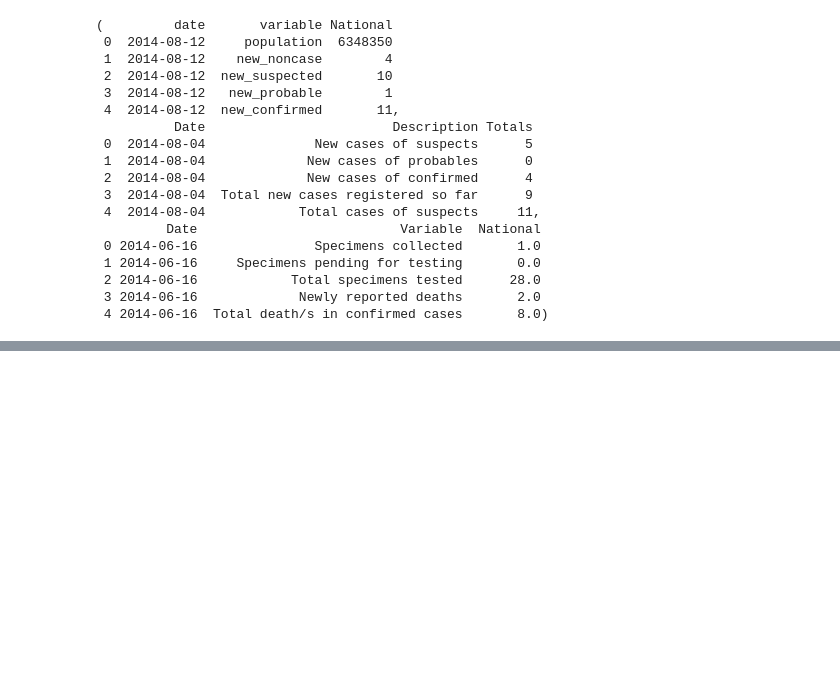
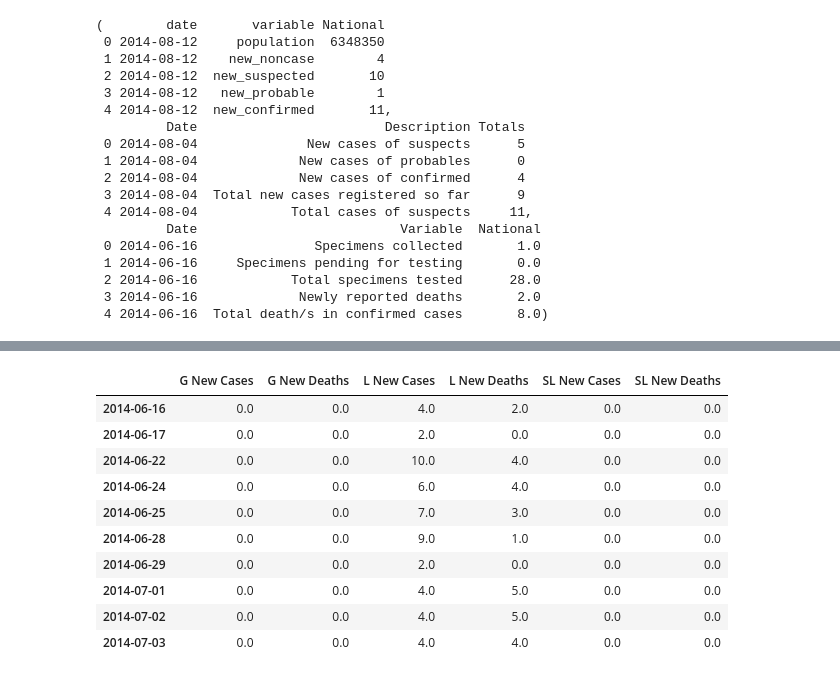
Before and after one commit to sfmaddox/8366_sfmaddox, a Jupyter notebook: Homework 1.ipynb, the cells around one changed output, grey strips where cells are left out. Saved outputs shown, nothing was run; the diff lists cells and outputs as text; code cells hidden in the pictures; blank space fills up the shorter version.

```diff
--- a/Homework 1.ipynb
+++ b/Homework 1.ipynb
@@ -757,0 +855,3 @@ sl_reduced=sl_reduced.append(sl_data[sl_data.variable.str.contains("new_confirme
+# %%
+l_case=l_ns.new_suspected.astype(float).add(l_np.new_probable.astype(float), fill_value=0).add(l_nc.new_confirmed.astype(float), fill_value=0)
+l_case.name = "L New Cases"
@@ -757,0 +909,14 @@ sl_reduced=sl_reduced.append(sl_data[sl_data.variable.str.contains("new_confirme
+# %%
+all_data.head(10)
+# %% [output]
+|  | G New Cases | G New Deaths | L New Cases | L New Deaths | SL New Cases | SL New Deaths |
+| 2014-06-16 | 0.0 | 0.0 | 4.0 | 2.0 | 0.0 | 0.0 |
+| 2014-06-17 | 0.0 | 0.0 | 2.0 | 0.0 | 0.0 | 0.0 |
+| 2014-06-22 | 0.0 | 0.0 | 10.0 | 4.0 | 0.0 | 0.0 |
+| 2014-06-24 | 0.0 | 0.0 | 6.0 | 4.0 | 0.0 | 0.0 |
+| 2014-06-25 | 0.0 | 0.0 | 7.0 | 3.0 | 0.0 | 0.0 |
+| 2014-06-28 | 0.0 | 0.0 | 9.0 | 1.0 | 0.0 | 0.0 |
+| 2014-06-29 | 0.0 | 0.0 | 2.0 | 0.0 | 0.0 | 0.0 |
+| 2014-07-01 | 0.0 | 0.0 | 4.0 | 5.0 | 0.0 | 0.0 |
+| 2014-07-02 | 0.0 | 0.0 | 4.0 | 5.0 | 0.0 | 0.0 |
+| 2014-07-03 | 0.0 | 0.0 | 4.0 | 4.0 | 0.0 | 0.0 |
```
Also changed, not shown: parts of 32 cells of this notebook.
